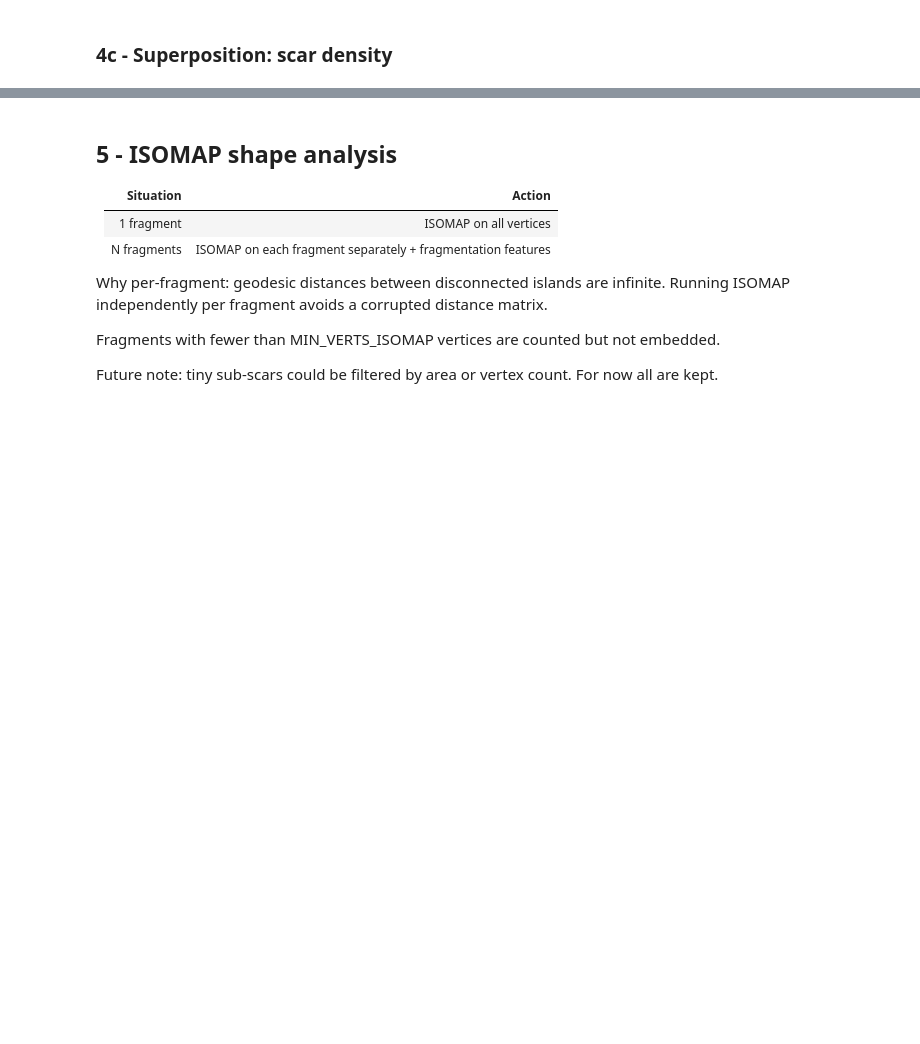
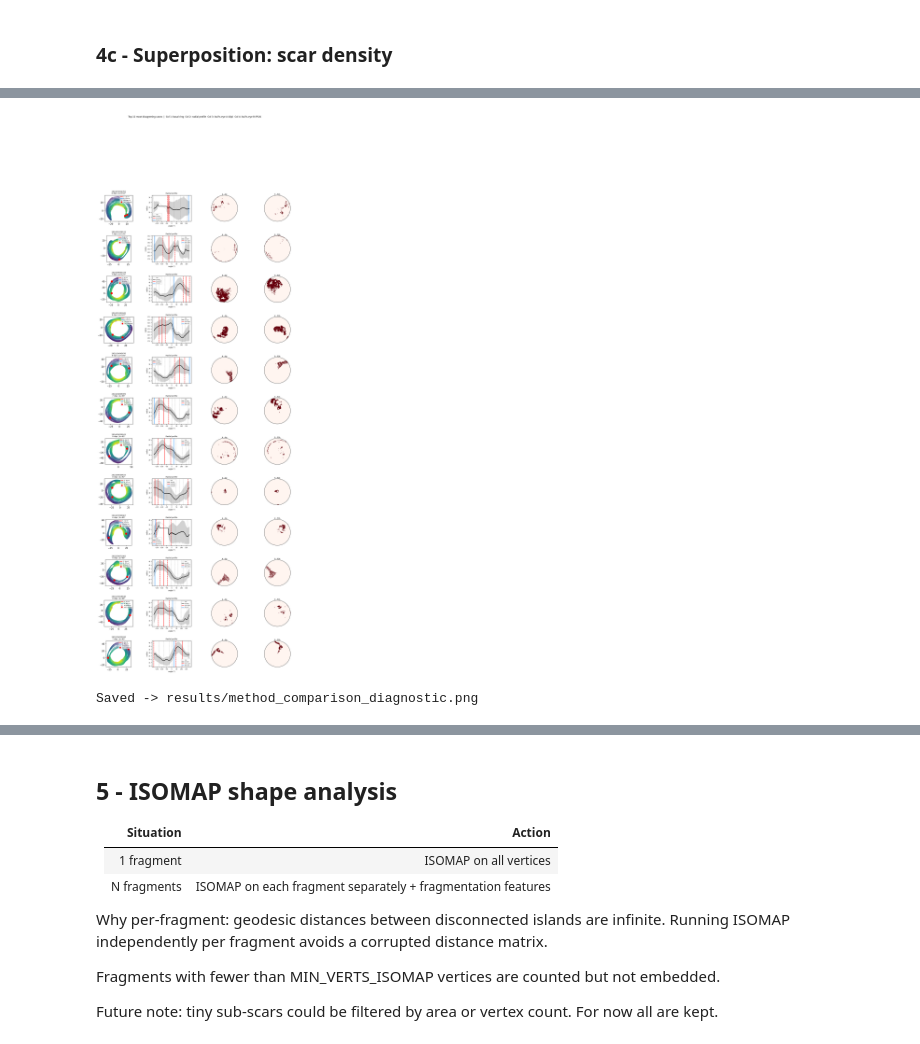
Before and after one commit to jcompanys/scar_tissue_that_I_wish_you_saw, a Jupyter notebook: lv-scar-segmentation/notebooks/01_scar_exploration.ipynb, the cells around one changed output, grey strips where cells are left out. Cells and saved outputs as stored; diff of their text form; code cells hidden in the pictures; blank space fills up the shorter version.

```diff
--- a/lv-scar-segmentation/notebooks/01_scar_exploration.ipynb
+++ b/lv-scar-segmentation/notebooks/01_scar_exploration.ipynb
@@ -718,33 +780,37 @@ else:
         for pk_pt in data['all_dip_pts']:
             ang_pk = np.degrees(np.arctan2(pk_pt[1], pk_pt[0]))
             ax_profile.axvline(ang_pk, color='gray', alpha=0.5, lw=1, ls='--')
         for pk_pt in data['top2_pts']:
             ang_pk = np.degrees(np.arctan2(pk_pt[1], pk_pt[0]))
             ax_profile.axvline(ang_pk, color='red', lw=1.5, ls='--')
         ax_profile.axvline(ad if ad <= 180 else ad - 360, color='red',
                            lw=1.5, ls='-', label=f'A θ={ad:.0f}°')
         ax_profile.axvline(ap if ap <= 180 else ap - 360, color='dodgerblue',
                            lw=1.5, ls='-', label=f'B θ={ap:.0f}°')
+        ax_profile.set_xlim(-180, 180)
         ax_profile.set_xlabel('angle (°)', fontsize=7)
         ax_profile.set_ylabel('radius', fontsize=7)
         ax_profile.set_title('Radial profile', fontsize=8)
         ax_profile.legend(fontsize=5)
         ax_profile.tick_params(labelsize=6)
 
         # Bull's-eyes
         if key in pmaps:
             _draw_bullseye(pmaps[key],     ax_dip_map, title='A - dip')
         else:
             ax_dip_map.axis('off')
         if key in pmaps_pca:
             _draw_bullseye(pmaps_pca[key], ax_pca_map, title='B - PCA')
         else:
             ax_pca_map.axis('off')
 
     plt.savefig(RESULTS / 'method_comparison_diagnostic.png',
                 dpi=120, bbox_inches='tight')
     plt.show()
     print('Saved -> results/method_comparison_diagnostic.png')
+# %% [output]
+[figure, added]
+Saved -> results/method_comparison_diagnostic.png
 # %%
 common = sorted(set(pmaps) & set(pmaps_pca))
 if not common:
```
Also changed, not shown: parts of 15 cells of this notebook.
